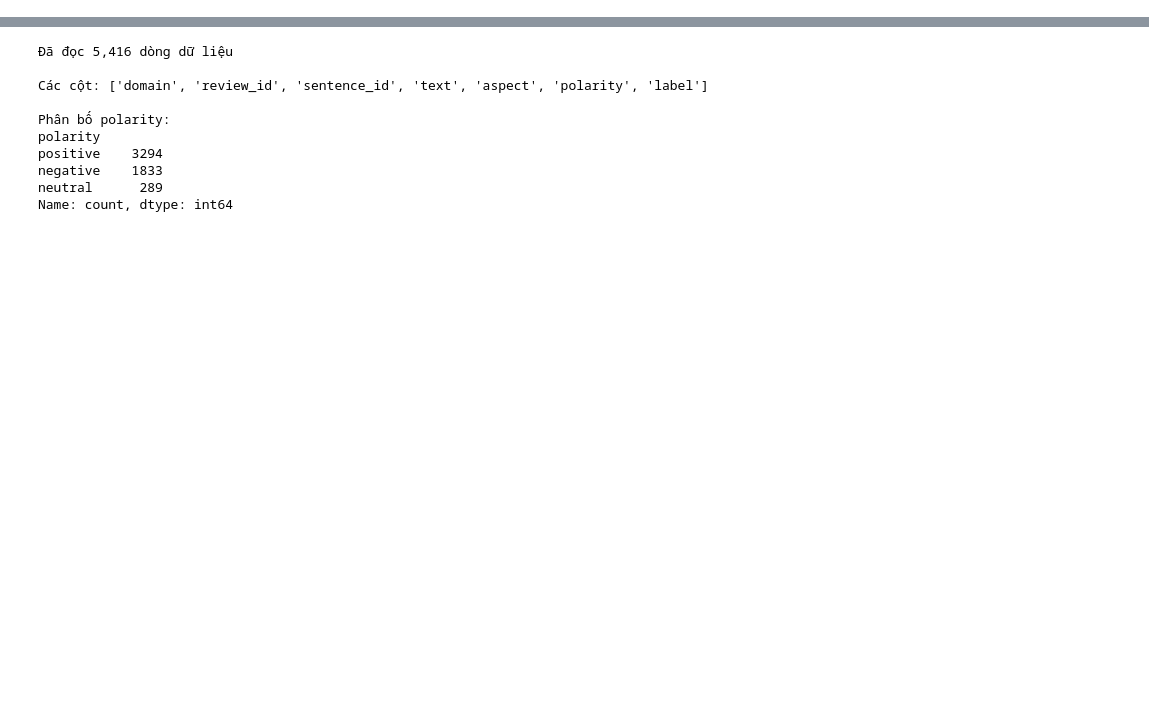
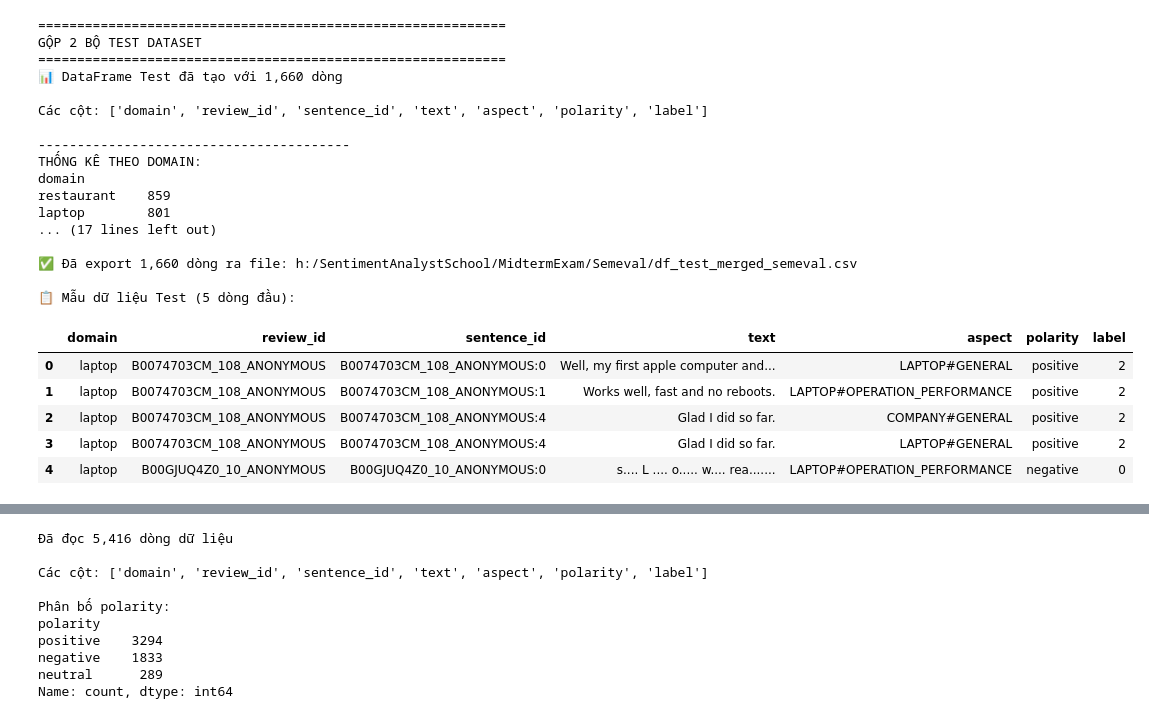
Before and after one commit to VietHoang0805/SentimentAnalystSchool, a Jupyter notebook: MidtermExam/SemevalProcess.ipynb, the cells around one changed output, grey strips where cells are left out. Saved outputs shown, nothing was run; the diff lists cells and outputs as text; code cells hidden in the pictures; blank space fills up the shorter version.

Commit message:
Update dataset and update notebook

```diff
--- a/MidtermExam/SemevalProcess.ipynb
+++ b/MidtermExam/SemevalProcess.ipynb
@@ -0,0 +307,68 @@
+# %%
+# ============================================
+# GỘP 2 BỘ TEST (LAPTOP + RESTAURANT)
+# ============================================
+print("=" * 60)
+print("GỘP 2 BỘ TEST DATASET")
+print("=" * 60)
+
+# Trộn 2 bộ test
+all_test_data = laptop_test_data + restaurant_test_data
+df_test_merged = pd.DataFrame(all_test_data)
+
+if len(df_test_merged) > 0:
+    # Sắp xếp cột theo thứ tự chuẩn
+    df_test_merged = df_test_merged[['domain', 'review_id', 'sentence_id', 'text', 'aspect', 'polarity', 'label']]
+
+    print(f"📊 DataFrame Test đã tạo với {len(df_test_merged):,} dòng")
+    print(f"\nCác cột: {df_test_merged.columns.tolist()}")
+
+    # Thống kê theo domain
+    print("\n" + "-" * 40)
+    print("THỐNG KÊ THEO DOMAIN:")
+    print(df_test_merged['domain'].value_counts())
+
+    # Thống kê theo polarity
+    print("\n" + "-" * 40)
+    print("THỐNG KÊ THEO POLARITY:")
+    print(df_test_merged['polarity'].value_counts())
+
+    # Thống kê chi tiết
+    print("\n" + "-" * 40)
+    print("THỐNG KÊ CHI TIẾT THEO DOMAIN VÀ POLARITY:")
+    print(pd.crosstab(df_test_merged['domain'], df_test_merged['polarity'], margins=True))
+
+    # Export ra file CSV
+    test_output_path = 'h:/SentimentAnalystSchool/MidtermExam/Semeval/df_test_merged_semeval.csv'
+    df_test_merged.to_csv(test_output_path, index=False)
+    print(f"\n✅ Đã export {len(df_test_merged):,} dòng ra file: {test_output_path}")
+
+    # Hiển thị mẫu dữ liệu
+    print("\n📋 Mẫu dữ liệu Test (5 dòng đầu):")
+    display(df_test_merged.head())
+else:
+    print("⚠ Không có dữ liệu test để gộp!")
+# %% [output]
+============================================================
+GỘP 2 BỘ TEST DATASET
+============================================================
+📊 DataFrame Test đã tạo với 1,660 dòng
+
+Các cột: ['domain', 'review_id', 'sentence_id', 'text', 'aspect', 'polarity', 'label']
+
+----------------------------------------
+THỐNG KÊ THEO DOMAIN:
+domain
+restaurant    859
+laptop        801
+... (17 lines left out)
+
+✅ Đã export 1,660 dòng ra file: h:/SentimentAnalystSchool/MidtermExam/Semeval/df_test_merged_semeval.csv
+
+📋 Mẫu dữ liệu Test (5 dòng đầu):
+|  | domain | review_id | sentence_id | text | aspect | polarity | label |
+| 0 | laptop | B0074703CM_108_ANONYMOUS | B0074703CM_108_ANONYMOUS:0 | Well, my first apple computer and... | LAPTOP#GENERAL | positive | 2 |
+| 1 | laptop | B0074703CM_108_ANONYMOUS | B0074703CM_108_ANONYMOUS:1 | Works well, fast and no reboots. | LAPTOP#OPERATION_PERFORMANCE | positive | 2 |
+| 2 | laptop | B0074703CM_108_ANONYMOUS | B0074703CM_108_ANONYMOUS:4 | Glad I did so far. | COMPANY#GENERAL | positive | 2 |
+| 3 | laptop | B0074703CM_108_ANONYMOUS | B0074703CM_108_ANONYMOUS:4 | Glad I did so far. | LAPTOP#GENERAL | positive | 2 |
+| 4 | laptop | B00GJUQ4Z0_10_ANONYMOUS | B00GJUQ4Z0_10_ANONYMOUS:0 | s.... L .... o..... w.... rea....... | LAPTOP#OPERATION_PERFORMANCE | negative | 0 |
```
Also changed, not shown: parts of 16 cells of this notebook, 15 other files.
